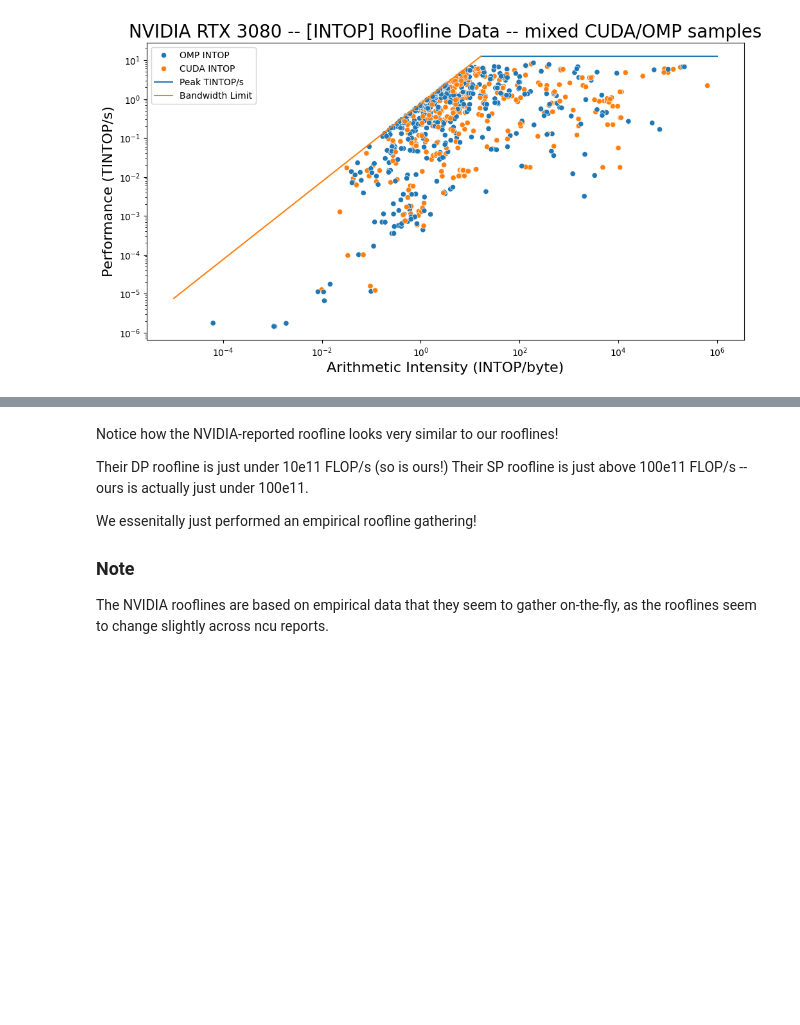
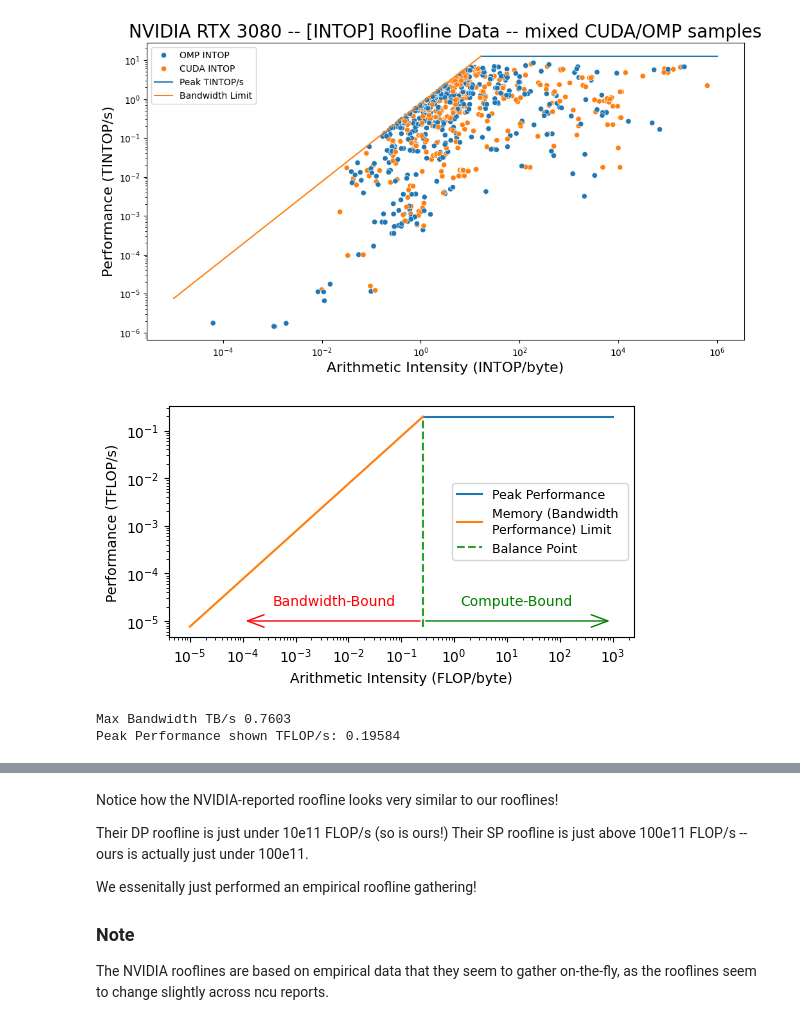
Before and after one commit to Scientific-Computing-Lab/ParallelCodeEstimation, a Jupyter notebook: dataset-gen/createTrainingDataset.ipynb, the cells around one changed output, grey strips where cells are left out. Cells and saved outputs as stored; diff of their text form; code cells hidden in the pictures; blank space fills up the shorter version.

```diff
--- a/dataset-gen/createTrainingDataset.ipynb
+++ b/dataset-gen/createTrainingDataset.ipynb
@@ -259,5 +259,68 @@ ax.legend(legend.legend_handles, legend.labels)
 plt.show()
 # %% [output]
 [figure]
+# %%
+import matplotlib.patches as mpatches
+
+# it should be noted that samples with dpAI=0 and dpPerf=0 will not show on this plot
+fig, ax = plt.subplots(1, figsize=(6,3))
+
+# plot the SPOPS roofline line
+#ax.plot([spOPMaxPerfTFLOP/maxBandwidthTBPerSec, 1e5], [spOPMaxPerfTFLOP,spOPMaxPerfTFLOP], label='Peak SP TFLOP/s (with FMA)')
+
+#ax.plot([spOPMaxPerfTFLOP/(2*maxBandwidthTBPerSec), 1e5], [spOPMaxPerfTFLOP/2,spOPMaxPerfTFLOP/2], label='Peak SP TFLOP/s (no FMA)')
+#
+## plot the DPOPS roofline line
+#ax.plot([dpOPMaxPerfTFLOP/maxBandwidthTBPerSec, 1e5], [dpOPMaxPerfTFLOP,dpOPMaxPerfTFLOP], label='Peak DP TFLOP/s (with FMA)')
+#
+
+balancePoint = dpOPMaxPerfTFLOP/(2*maxBandwidthTBPerSec)
+
+ax.plot([balancePoint, 1e3], [dpOPMaxPerfTFLOP/2,dpOPMaxPerfTFLOP/2], label='Peak DP TFLOP/s (no FMA)')
+#
+## plot the roofline slanted line
+ax.plot([1e-5, balancePoint], [maxBandwidthTBPerSec*1e-5,dpOPMaxPerfTFLOP/2], label='Max Bandwidth')
+
+# plot the balance point line
+ax.plot([balancePoint, balancePoint], [maxBandwidthTBPerSec*1e-5,dpOPMaxPerfTFLOP/2], label='Balance Point', linestyle='--')
+
+#sns.scatterplot(df, x='spAI', y='spPerf', ax=ax, style='language')
+#sns.scatterplot(df, x='dpAI', y='dpPerf', ax=ax, style='language')
+
+ax.set_yscale('log')
+ax.set_xscale('log')
+
+#ax.axvline(0.51)
+#ax.axvline(32.94)
+
+#ax.set_title(f'{gpuName} -- [FLOP] Roofline Data -- mixed CUDA/OMP samples', fontsize=20)
+#ax.set_title(f'Example Roofline Model', fontsize=16)
+
+ax.set_xlabel('Arithmetic Intensity (FLOP/byte)', fontsize=10)
+ax.set_ylabel('Performance (TFLOP/s)', fontsize=10)
+
+legend = ax.legend()
+#legend.labels = [ 'SP Peak Perf. (with FMA)', 'SP Peak Perf. (no FMA)', 'DP Peak Perf. (with FMA)', 'DP Peak Perf. (no FMA)', 'Bandwidth Limit', 'OMP SP-FLOP', 'CUDA SP-FLOP', 'OMP DP-FLOP', 'CUDA DP-FLOP']
+legend.labels = [ 'Peak Performance', 'Memory (Bandwidth \nPerformance) Limit', 'Balance Point']
+ax.legend(legend.legend_handles, legend.labels, fontsize=9)
+
+arr = mpatches.FancyArrowPatch((balancePoint, 1e-5), (1e3, 1e-5),
+                               arrowstyle='->,head_width=.15', mutation_scale=30, color='green')
+ax.add_patch(arr)
+ax.annotate("Compute-Bound", (0.5, 1.5), xycoords=arr, ha='center', va='bottom', color='green')
+
+arr = mpatches.FancyArrowPatch((balancePoint, 1e-5), (1e-4, 1e-5),
+                               arrowstyle='->,head_width=.15', mutation_scale=30, color='red')
+ax.add_patch(arr)
+ax.annotate("Bandwidth-Bound", (0.5, 1.5), xycoords=arr, ha='center', va='bottom', color='red')
+
+plt.show()
+
+print('Max Bandwidth TB/s', maxBandwidthTBPerSec)
+print('Peak Performance shown TFLOP/s:', dpOPMaxPerfTFLOP_noFMA )
+# %% [output]
+[figure, added]
+Max Bandwidth TB/s 0.7603
+Peak Performance shown TFLOP/s: 0.19584
 # %%
 # it should be noted that samples with dpAI=0 and dpPerf=0 will not show on this plot
```
Also changed, not shown: parts of 1 cell of this notebook, 1 other file.
